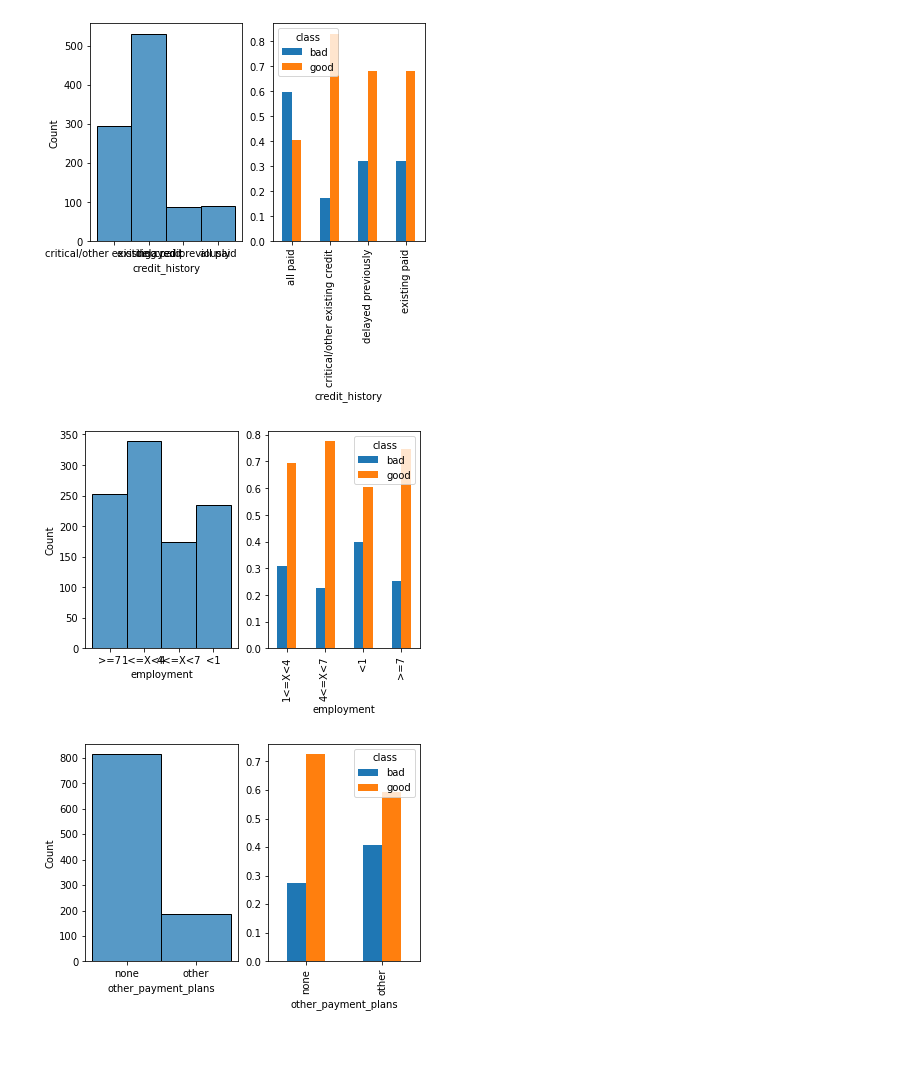
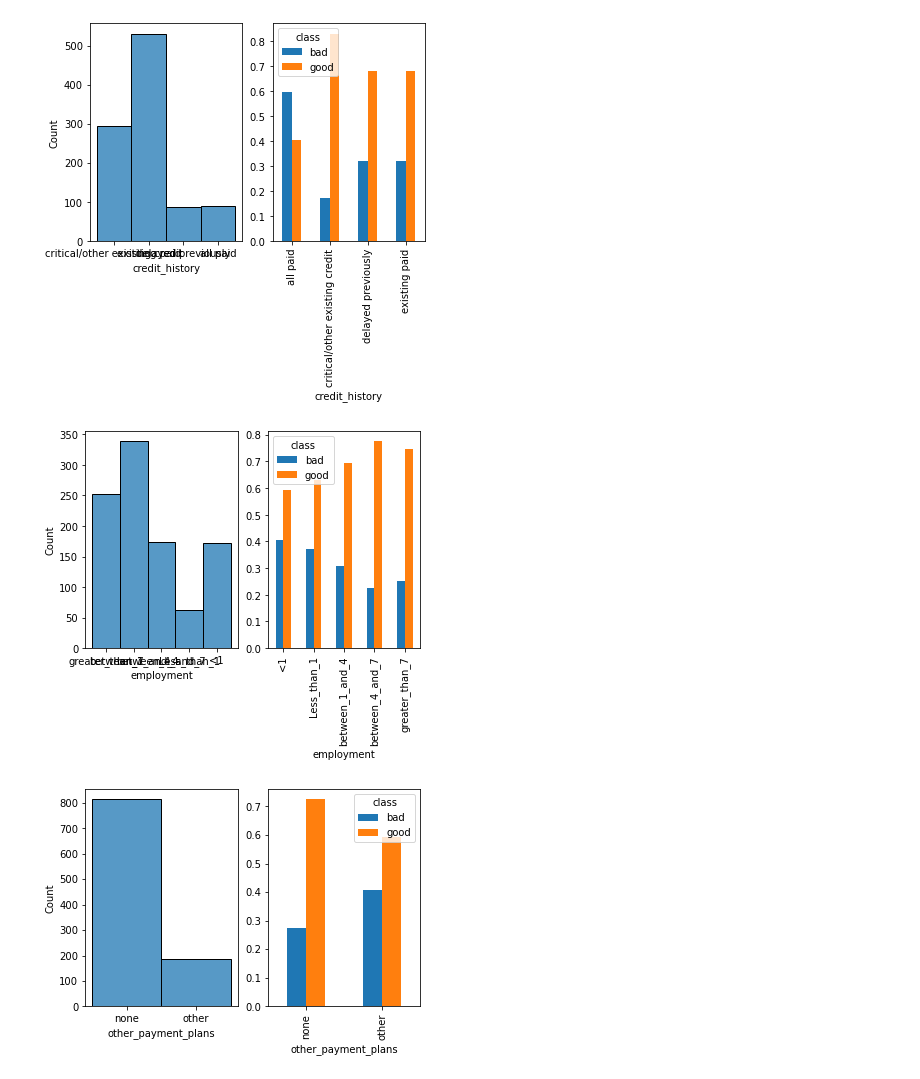
Before and after one commit to vjohnson22/credit_card_risk, a Jupyter notebook: credit_risk_analysis.ipynb, the cells around one changed output. Cells and saved outputs as stored; diff of their text form; code cells hidden in the pictures; blank space fills up the shorter version.

```diff
--- a/credit_risk_analysis.ipynb
+++ b/credit_risk_analysis.ipynb
@@ -448,15 +448,21 @@ comparison_hist_and_bar_chart(X_categories_combined, 'credit_history')
 # %% [output]
 [figure]
 # %%
+# there is an issue where XGboost doesnt understand feature names with the character '>' so removing those as well
+
 employment = {
-    'unemployed': '<1'
+    'unemployed': 'Less_than_1',
+    '1<=X<4': 'between_1_and_4',
+    '4<=X<7': 'between_4_and_7',
+    '>=7': 'greater_than_7'
+
 }
 
 X_categories_combined['employment'] = X_categories_combined['employment'].replace(employment)
 
 comparison_hist_and_bar_chart(X_categories_combined, 'employment')
 # %% [output]
-[figure, old version]
+[figure, new version]
 # %%
 ## Cleaning Other payment plans to combine bank and stores
 
```
Also changed, not shown: parts of 14 cells of this notebook.
